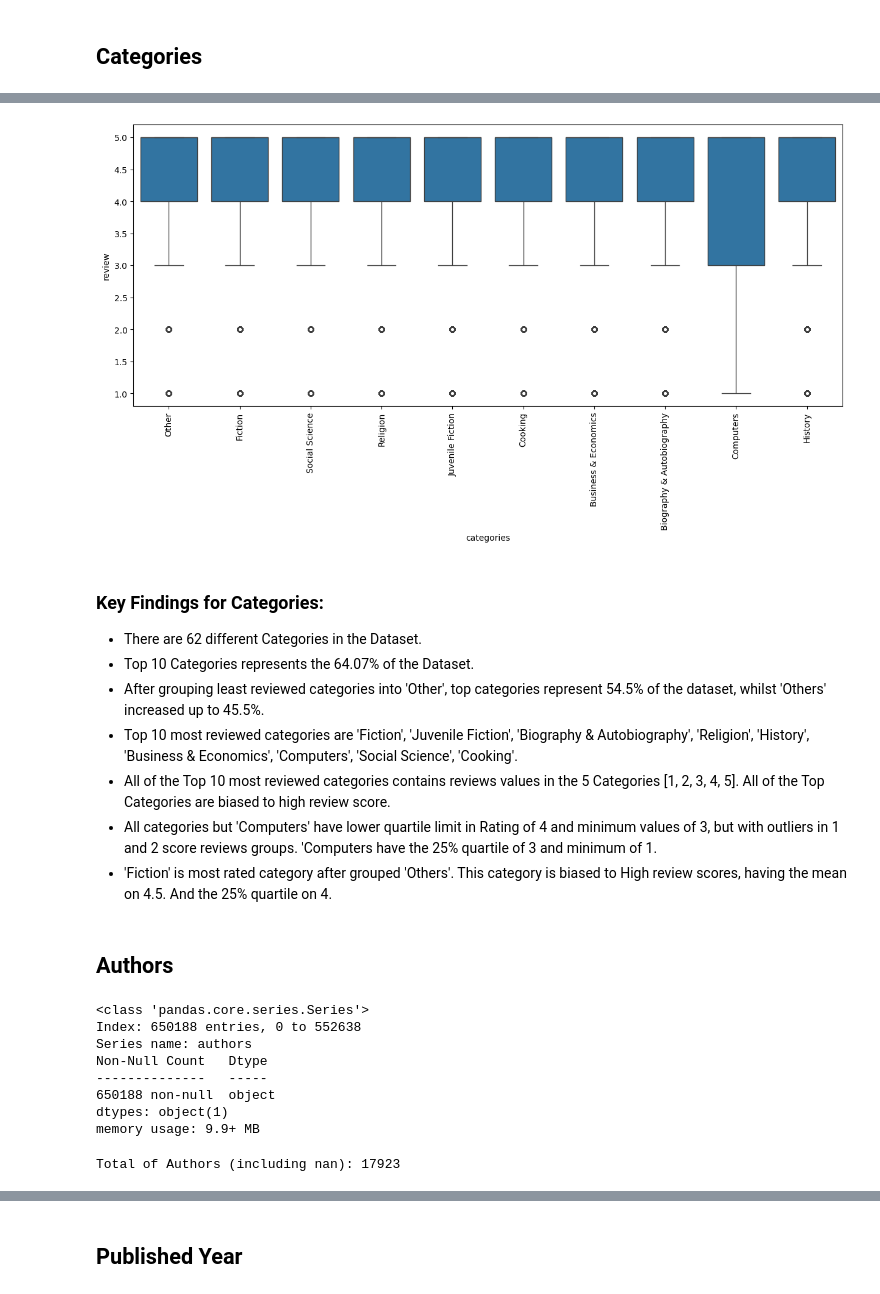
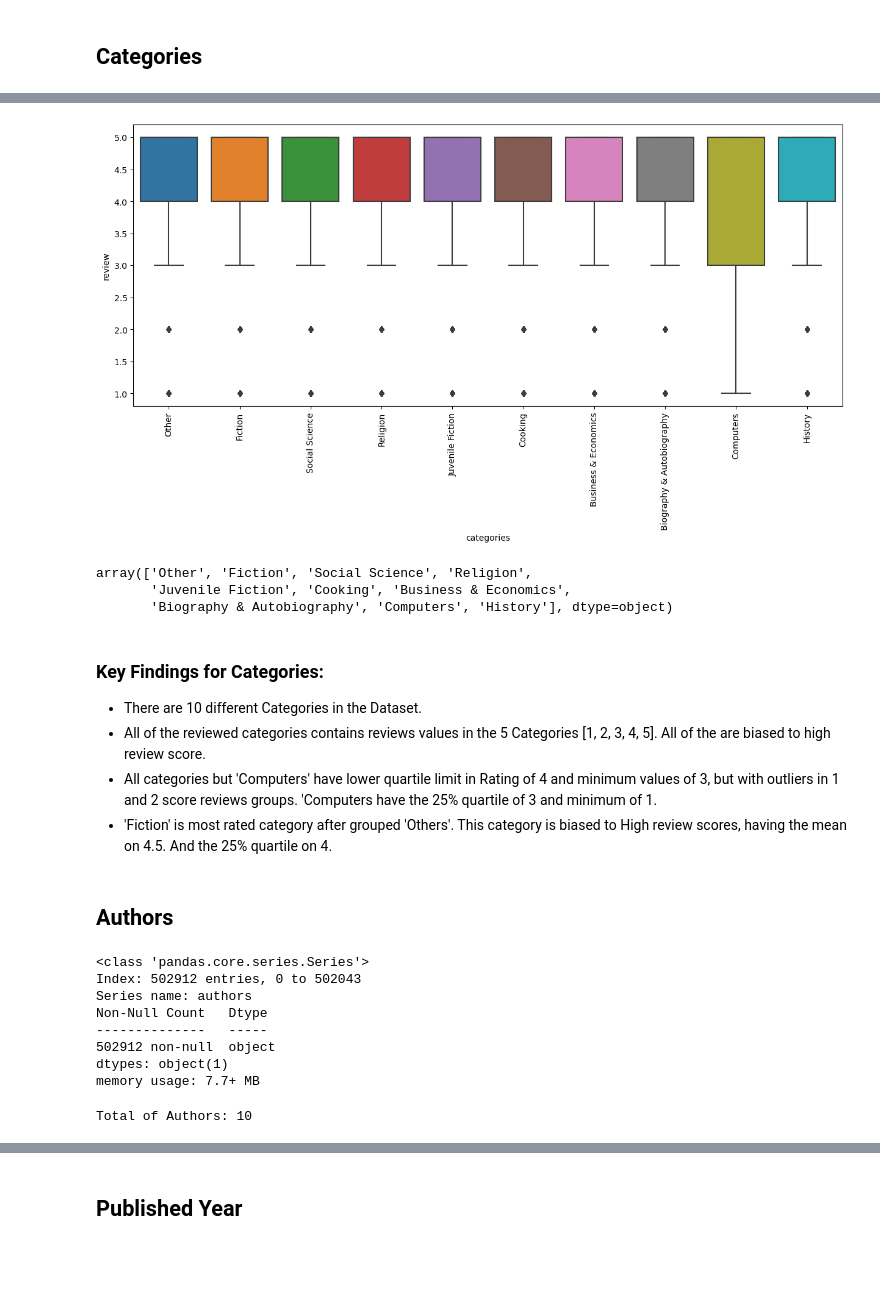
Before and after one commit to arnaldochm/final_project_nlp, a Jupyter notebook: notebooks/notebook_EDA.ipynb, the cells around one changed output, grey strips where cells are left out. Saved outputs shown, nothing was run; the diff lists cells and outputs as text; code cells hidden in the pictures; blank space fills up the shorter version.

```diff
--- a/notebooks/notebook_EDA.ipynb
+++ b/notebooks/notebook_EDA.ipynb
@@ -136,5 +137,5 @@ memory usage: 54.8+ MB
 # %%
-df_all_data = df_all_data.drop(['num_row'], axis=1)
-df_all_data.info()
+df_all_data_processed = df_all_data_processed.drop(['num_row'], axis=1)
+df_all_data_processed.info()
 # %% [output]
 <class 'pandas.core.frame.DataFrame'>
@@ -163,6 +161,10 @@ def custom_string_to_list(s):
     else:
         return s
 # %%
-df_all_data['authors'] = df_all_data['authors'].apply(custom_string_to_list)
-df_all_data['categories'] = df_all_data['categories'].apply(custom_string_to_list)
+df_all_data_processed['authors'] = df_all_data_processed['authors'].apply(custom_string_to_list)
+df_all_data_processed['categories'] = df_all_data_processed['categories'].apply(custom_string_to_list)
+# %%
+ordered_columns = ['authors', 'categories', 'publisher', 'published_year', 'review_year', 'helpfulness', 'text_clean','compound_sentiment', 'review']
+# %%
+df_all_data_processed = df_all_data_processed[ordered_columns]
 # %%
@@ -344,44 +294,41 @@ top_categories
 # %%
-top_categories = top_10_categories_counts.index.to_list()
-
-top_category_filtered_df = df_all_data.explode('categories')
-
-top_category_filtered_df['categories'] = top_category_filtered_df['categories'].apply(lambda x: x if x in top_categories else 'Other')
-
 plt.figure(figsize=(15, 6))  # Set the figure size
-sns.boxplot(x='categories', y='review', data=top_category_filtered_df)
+sns.boxplot(x='categories', y='review', data=df_all_data_processed.explode('categories'))
 plt.xticks(rotation=90)
 plt.show()
 # %% [output]
-[figure, old version]
+[figure, new version]
+# %%
+df_all_data_processed['categories'].explode().unique()
+# %% [output]
+array(['Other', 'Fiction', 'Social Science', 'Religion',
+       'Juvenile Fiction', 'Cooking', 'Business & Economics',
+       'Biography & Autobiography', 'Computers', 'History'], dtype=object)
 # %% [markdown]
 ### Key Findings for Categories:
 
-- There are 62 different Categories in the Dataset.
-- Top 10 Categories represents the 64.07% of the Dataset.
-- After grouping least reviewed categories into 'Other', top categories represent 54.5% of the dataset, whilst 'Others' increased up to 45.5%.
-- Top 10 most reviewed categories are 'Fiction', 'Juvenile Fiction', 'Biography & Autobiography', 'Religion', 'History', 'Business & Economics', 'Computers', 'Social Science', 'Cooking'.
-- All of the Top 10 most reviewed categories contains reviews values in the 5 Categories [1, 2, 3, 4, 5]. All of the Top Categories are biased to high review score.
+- There are 10 different Categories in the Dataset.
+- All of the reviewed categories contains reviews values in the 5 Categories [1, 2, 3, 4, 5]. All of the are biased to high review score.
 - All categories but 'Computers' have lower quartile limit in Rating of 4 and minimum values of 3, but with outliers in 1 and 2 score reviews groups. 'Computers have the 25% quartile of 3 and minimum of 1.
 - 'Fiction' is most rated category after grouped 'Others'. This category is biased to High review scores, having the mean on 4.5. And the 25% quartile on 4.
 # %% [markdown]
 ## Authors
 # %%
-authors = df_all_data['authors'].explode()
+authors = df_all_data_processed['authors'].explode()
 authors.info()
 # %% [output]
 <class 'pandas.core.series.Series'>
-Index: 650188 entries, 0 to 552638
+Index: 502912 entries, 0 to 502043
 Series name: authors
 Non-Null Count   Dtype
 --------------   -----
-650188 non-null  object
+502912 non-null  object
 dtypes: object(1)
-memory usage: 9.9+ MB
+memory usage: 7.7+ MB
 # %%
-print(f'Total of Authors (including nan): {len(authors.unique())}')
+print(f'Total of Authors: {len(authors.unique())}')
 # %% [output]
-Total of Authors (including nan): 17923
+Total of Authors: 10
 # %%
 author_counts = authors.value_counts(ascending=False)
 print(f'Total of entries after explode authors column {author_counts.sum()}')
```
Also changed, not shown: parts of 77 cells of this notebook, 3 other files.
